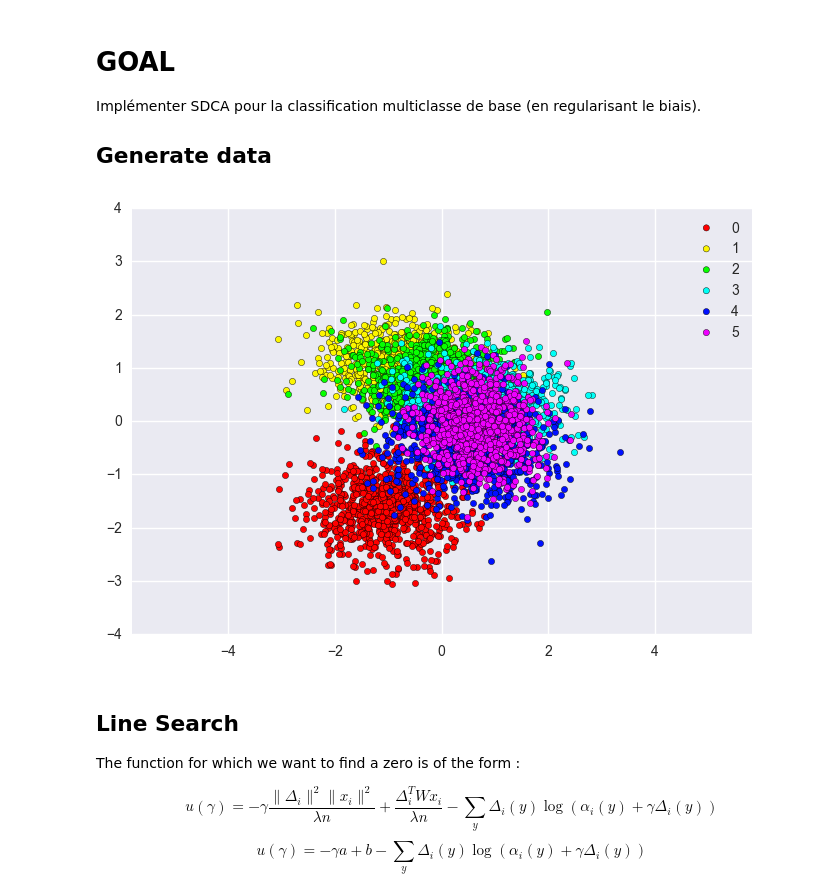
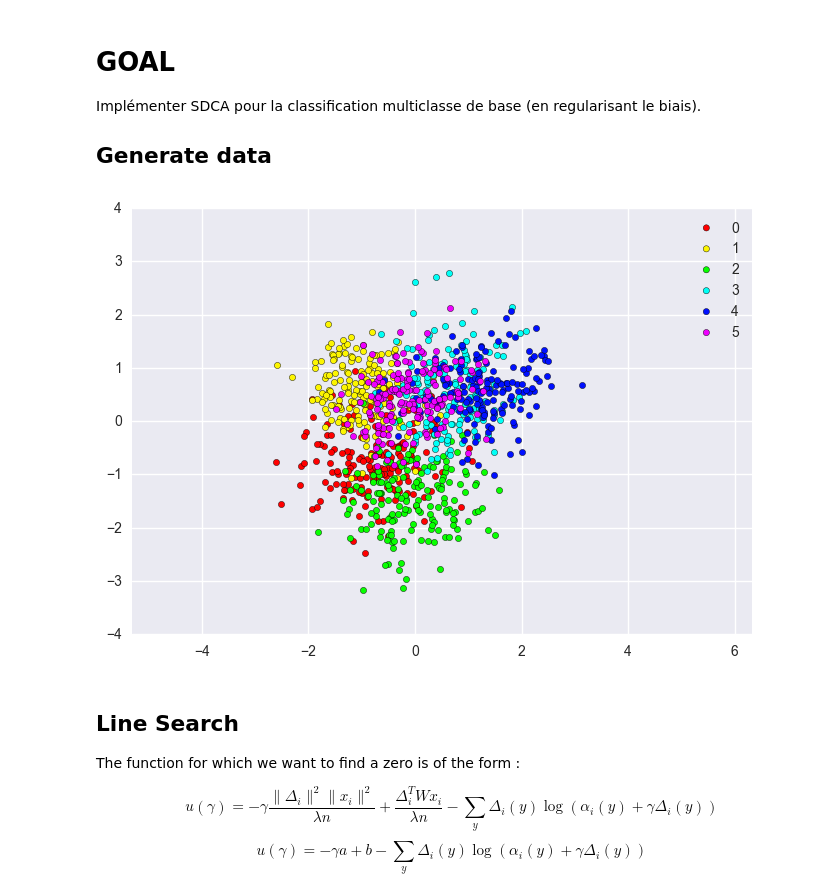
Before and after one commit to remilepriol/sdca4crf, a Jupyter notebook: multiclass_logreg.ipynb, the cells around one changed output. Drawn from its saved outputs; the diff is of its cells as text; code cells hidden in the pictures.

```diff
--- a/multiclass_logreg.ipynb
+++ b/multiclass_logreg.ipynb
@@ -18,16 +18,16 @@ imp.reload(viz)
 imp.reload(mlr)
 pass
 # %%
-n = 5000
+n = 1000
 d = 20
 k = 6
 bias = 1
 x,y,mu,sig = gen.gengaussianmixture(n,d,k,scale=.01,randomcov=True)
 x = gen.standardize(x)
 x = np.concatenate([x, bias*np.ones([n, 1])], axis=1)
 viz.plot_data(x,y)
 # %% [output]
-[figure, old version]
+[figure, new version]
 # %% [markdown]
 ## Line Search
 The function for which we want to find a zero is of the form :
```
Also changed, not shown: parts of 23 cells of this notebook.
